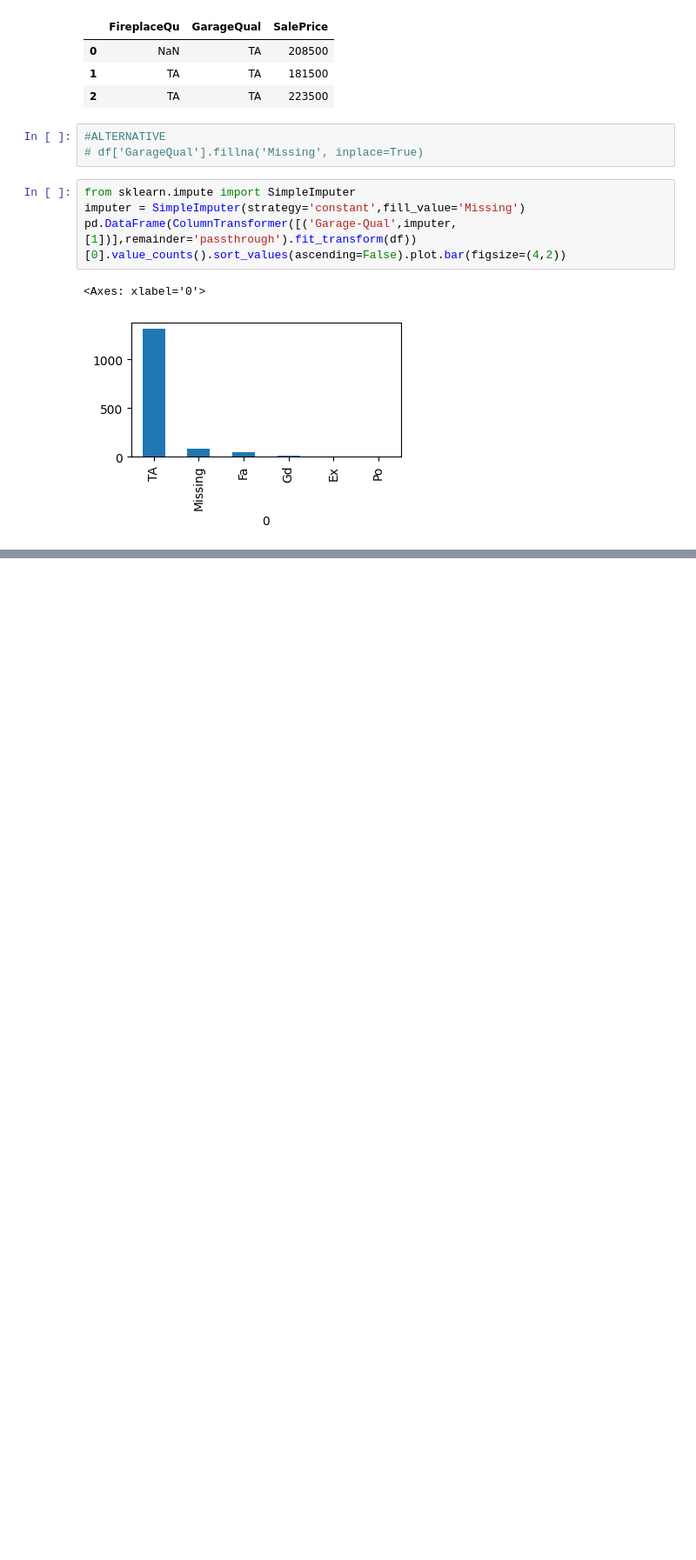
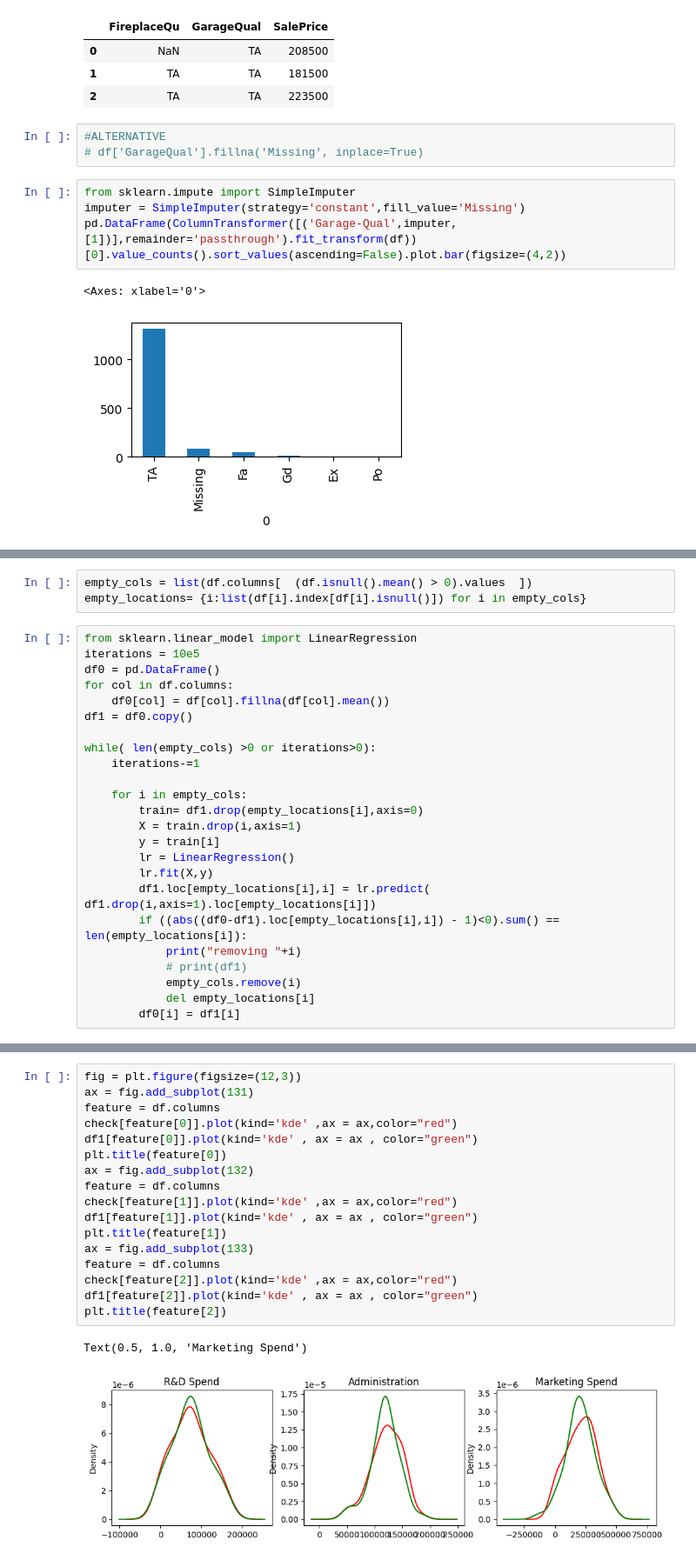
Before and after one commit to vaibhaVishwakarma/myML, a Jupyter notebook: EDA.ipynb, the cells around one changed output, grey strips where cells are left out. Shown at 87% size. Saved outputs shown, nothing was run; the diff lists cells and outputs as text; blank space fills up the shorter version.

```diff
--- a/EDA.ipynb
+++ b/EDA.ipynb
@@ -1304,0 +1402,27 @@ pd.DataFrame(ColumnTransformer([('Garage-Qual',imputer,[1])],remainder='passthro
+# %%
+empty_cols = list(df.columns[  (df.isnull().mean() > 0).values  ])
+empty_locations= {i:list(df[i].index[df[i].isnull()]) for i in empty_cols}
+# %%
+from sklearn.linear_model import LinearRegression
+iterations = 10e5
+df0 = pd.DataFrame()
+for col in df.columns:
+    df0[col] = df[col].fillna(df[col].mean())
+df1 = df0.copy()
+
+while( len(empty_cols) >0 or iterations>0):
+    iterations-=1
+
+    for i in empty_cols:
+        train= df1.drop(empty_locations[i],axis=0)
+        X = train.drop(i,axis=1)
+        y = train[i]
+        lr = LinearRegression()
+        lr.fit(X,y)
+        df1.loc[empty_locations[i],i] = lr.predict( df1.drop(i,axis=1).loc[empty_locations[i]])
+        if ((abs((df0-df1).loc[empty_locations[i],i]) - 1)<0).sum() == len(empty_locations[i]):
+            print("removing "+i)
+            # print(df1)
+            empty_cols.remove(i)
+            del empty_locations[i]
+        df0[i] = df1[i]
@@ -1304,0 +1454,20 @@ pd.DataFrame(ColumnTransformer([('Garage-Qual',imputer,[1])],remainder='passthro
+# %%
+fig = plt.figure(figsize=(12,3))
+ax = fig.add_subplot(131)
+feature = df.columns
+check[feature[0]].plot(kind='kde' ,ax = ax,color="red")
+df1[feature[0]].plot(kind='kde' , ax = ax , color="green")
+plt.title(feature[0])
+ax = fig.add_subplot(132)
+feature = df.columns
+check[feature[1]].plot(kind='kde' ,ax = ax,color="red")
+df1[feature[1]].plot(kind='kde' , ax = ax , color="green")
+plt.title(feature[1])
+ax = fig.add_subplot(133)
+feature = df.columns
+check[feature[2]].plot(kind='kde' ,ax = ax,color="red")
+df1[feature[2]].plot(kind='kde' , ax = ax , color="green")
+plt.title(feature[2])
+# %% [output]
+Text(0.5, 1.0, 'Marketing Spend')
+[figure, added]
```
Also changed, not shown: parts of 47 cells of this notebook, 1 other file.
